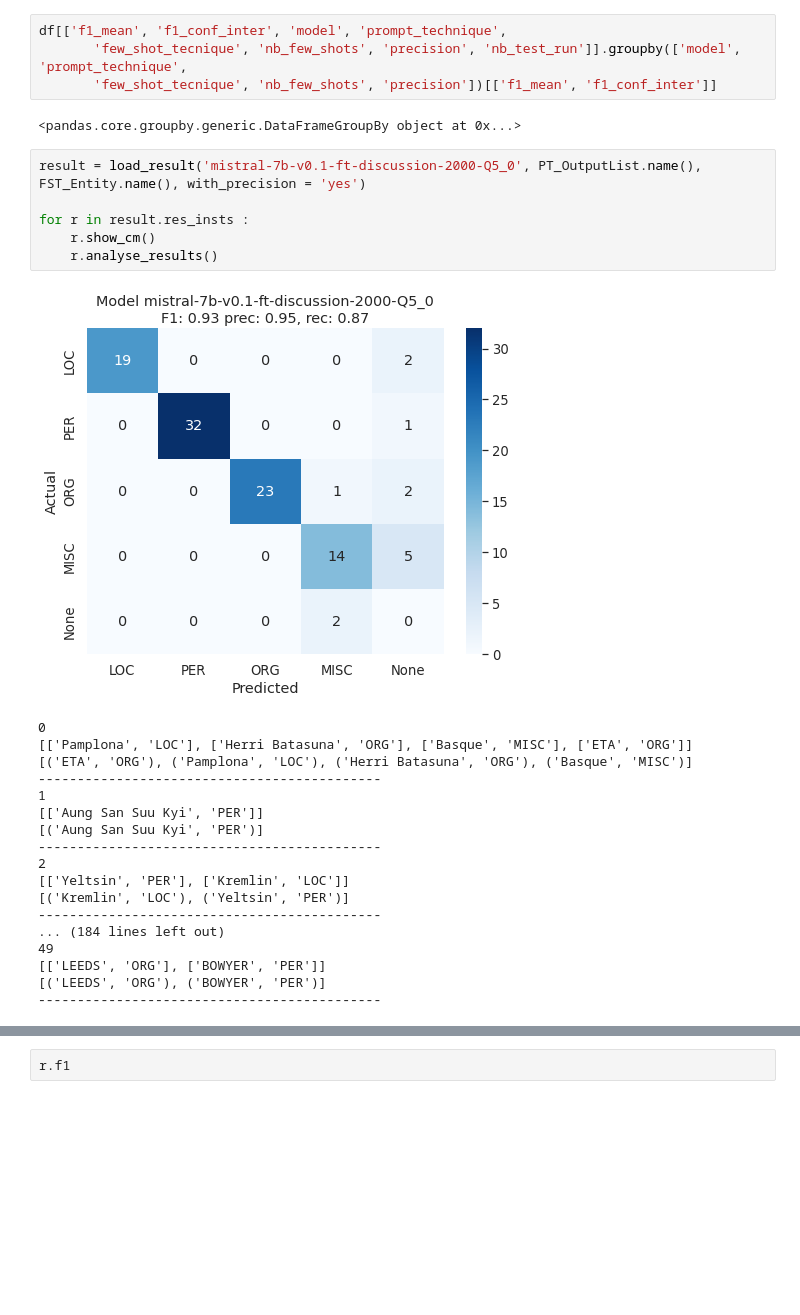
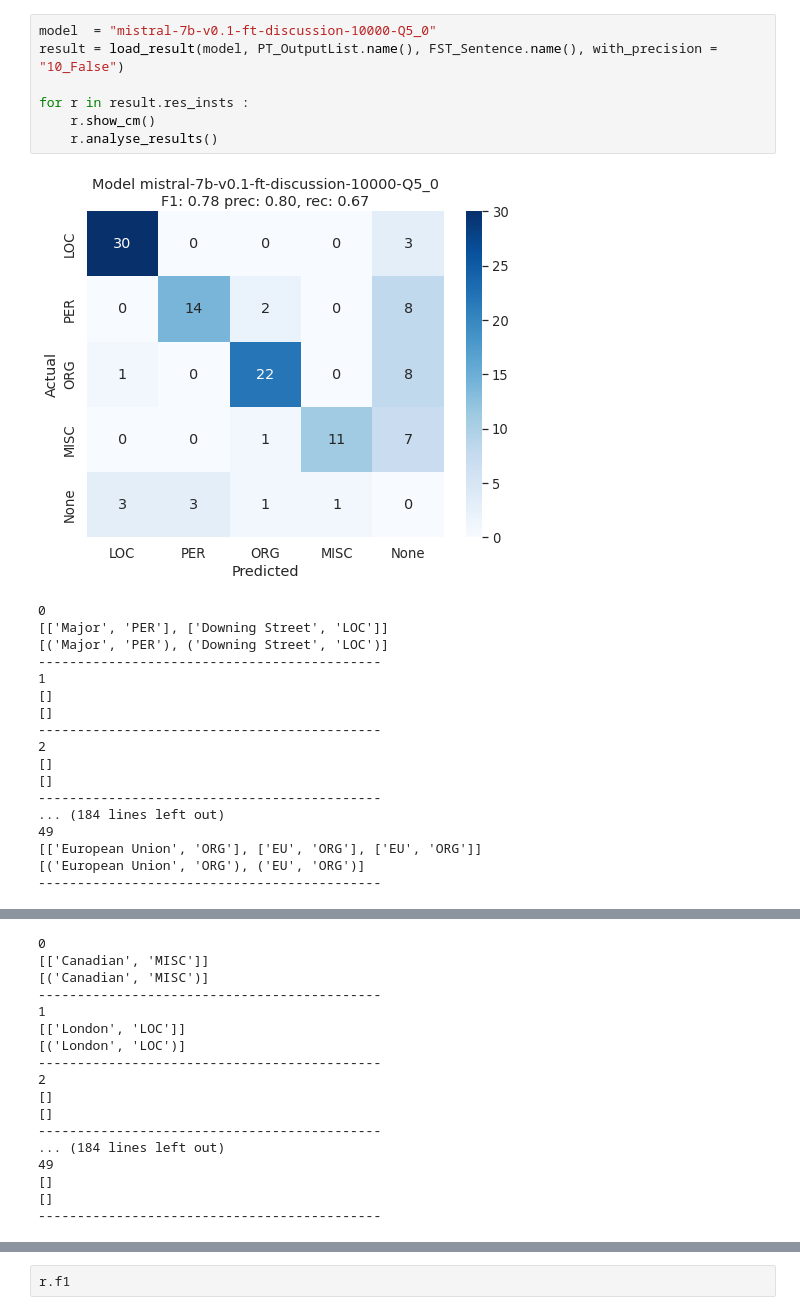
Before and after one commit to MathieuDesponds/Information-extraction-in-official-documents-using-LLMs, a Jupyter notebook: analysing_results.ipynb, the cells around one changed output, grey strips where cells are left out. Saved outputs shown, nothing was run; the diff lists cells and outputs as text; blank space fills up the shorter version.

```diff
--- a/analysing_results.ipynb
+++ b/analysing_results.ipynb
@@ -42,31 +54,26 @@ df
-# %%
-df[['f1_mean', 'f1_conf_inter', 'model', 'prompt_technique',
-       'few_shot_tecnique', 'nb_few_shots', 'precision', 'nb_test_run']].groupby(['model', 'prompt_technique',
-       'few_shot_tecnique', 'nb_few_shots', 'precision'])[['f1_mean', 'f1_conf_inter']]
-# %% [output]
-<pandas.core.groupby.generic.DataFrameGroupBy object at 0x...>
 # %%
-result = load_result('mistral-7b-v0.1-ft-discussion-2000-Q5_0', PT_OutputList.name(), FST_Entity.name(), with_precision = 'yes')
+model  = "mistral-7b-v0.1-ft-discussion-10000-Q5_0"
+result = load_result(model, PT_OutputList.name(), FST_Sentence.name(), with_precision = "10_False")
 
 for r in result.res_insts :
     r.show_cm()
     r.analyse_results()
 # %% [output]
-[figure, old version]
+[figure, new version]
 0
-[['Pamplona', 'LOC'], ['Herri Batasuna', 'ORG'], ['Basque', 'MISC'], ['ETA', 'ORG']]
-[('ETA', 'ORG'), ('Pamplona', 'LOC'), ('Herri Batasuna', 'ORG'), ('Basque', 'MISC')]
+[['Major', 'PER'], ['Downing Street', 'LOC']]
+[('Major', 'PER'), ('Downing Street', 'LOC')]
 --------------------------------------------
 1
-[['Aung San Suu Kyi', 'PER']]
-[('Aung San Suu Kyi', 'PER')]
+[]
+[]
 --------------------------------------------
 2
-[['Yeltsin', 'PER'], ['Kremlin', 'LOC']]
-[('Kremlin', 'LOC'), ('Yeltsin', 'PER')]
+[]
+[]
 --------------------------------------------
 ... (184 lines left out)
 49
-[['LEEDS', 'ORG'], ['BOWYER', 'PER']]
-[('LEEDS', 'ORG'), ('BOWYER', 'PER')]
+[['European Union', 'ORG'], ['EU', 'ORG'], ['EU', 'ORG']]
+[('European Union', 'ORG'), ('EU', 'ORG')]
 --------------------------------------------
@@ -108,0 +135,17 @@ for r in result.res_insts :
+0
+[['Canadian', 'MISC']]
+[('Canadian', 'MISC')]
+--------------------------------------------
+1
+[['London', 'LOC']]
+[('London', 'LOC')]
+--------------------------------------------
+2
+[]
+[]
+--------------------------------------------
+... (184 lines left out)
+49
+[]
+[]
+--------------------------------------------
```
Also changed, not shown: parts of 4 cells of this notebook, 3 other files.
